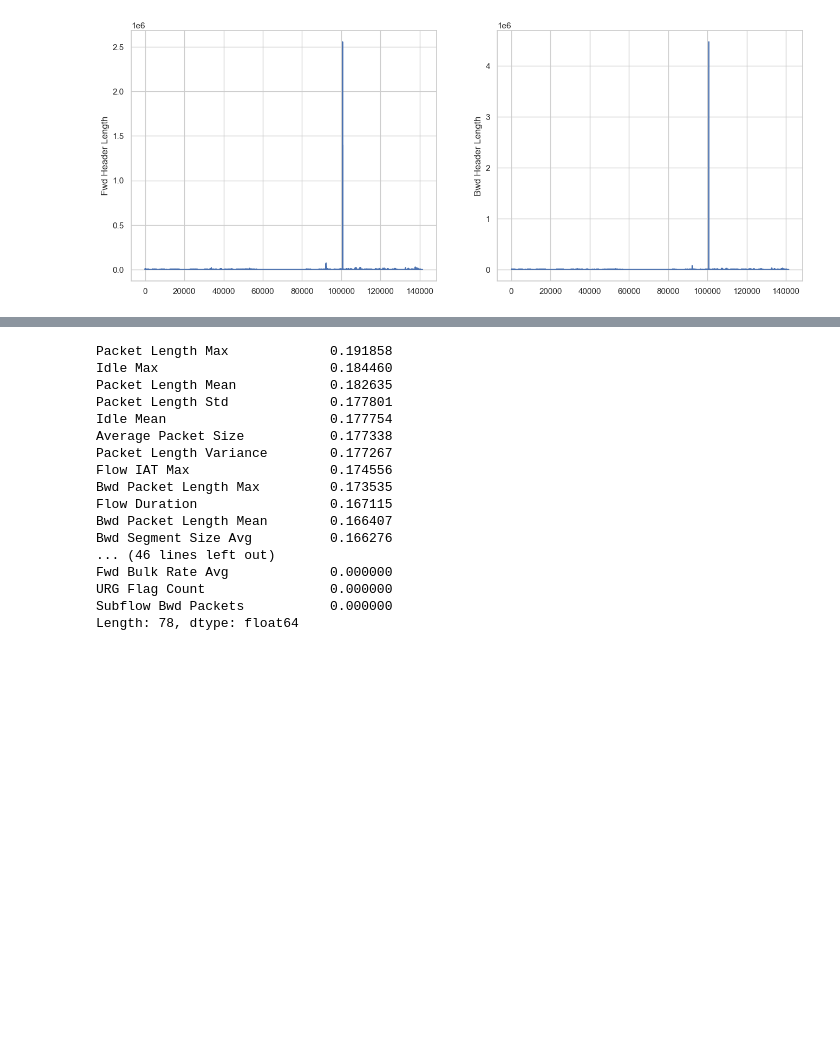
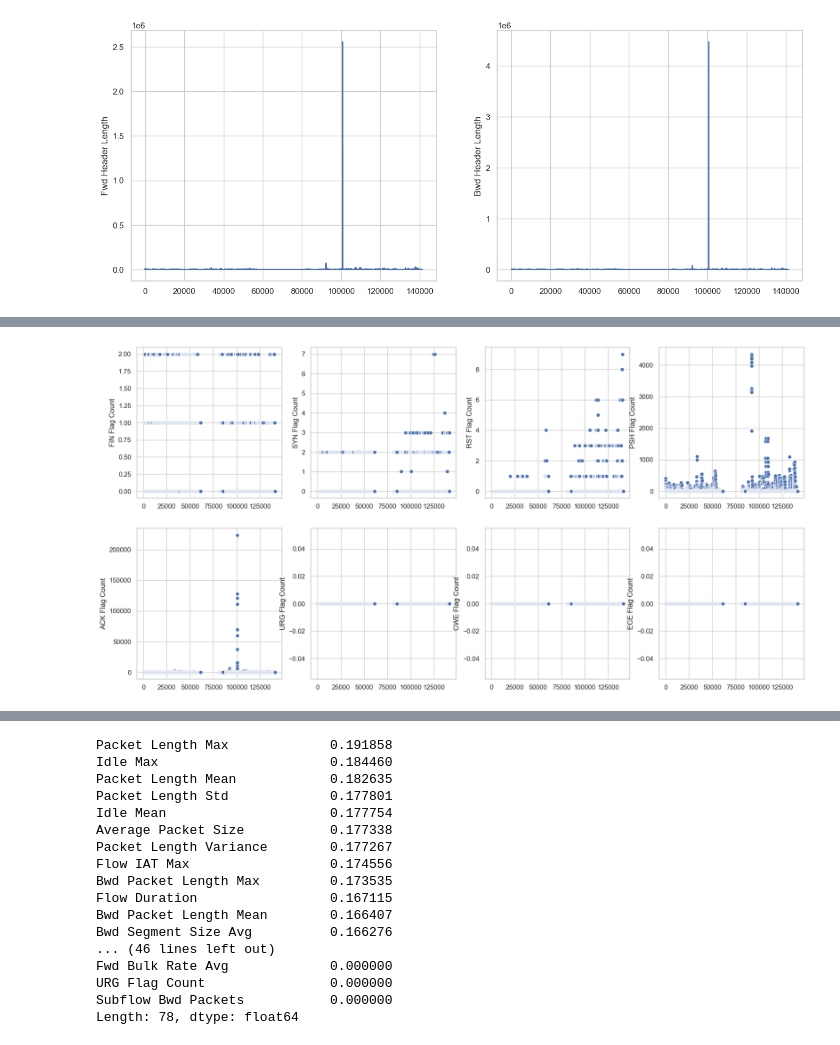
Before and after one commit to BoraDere/Darknet, a Jupyter notebook: nb.ipynb, the cells around one changed output, grey strips where cells are left out. Saved outputs shown, nothing was run; the diff lists cells and outputs as text; code cells hidden in the pictures; blank space fills up the shorter version.

```diff
--- a/nb.ipynb
+++ b/nb.ipynb
@@ -825,0 +941,20 @@ plt.show()
+# %%
+plt.figure(figsize=(20, 10))
+
+cols = ['FIN Flag Count',
+ 'SYN Flag Count',
+ 'RST Flag Count',
+ 'PSH Flag Count',
+ 'ACK Flag Count',
+ 'URG Flag Count',
+ 'CWE Flag Count',
+ 'ECE Flag Count']
+
+
+for i, col in enumerate(cols):
+    plt.subplot(2, 4, i+1)
+    sns.scatterplot(outlier_removed_df[col])
+
+plt.show()
+# %% [output]
+[figure, added]
```
Also changed, not shown: parts of 46 cells of this notebook.
